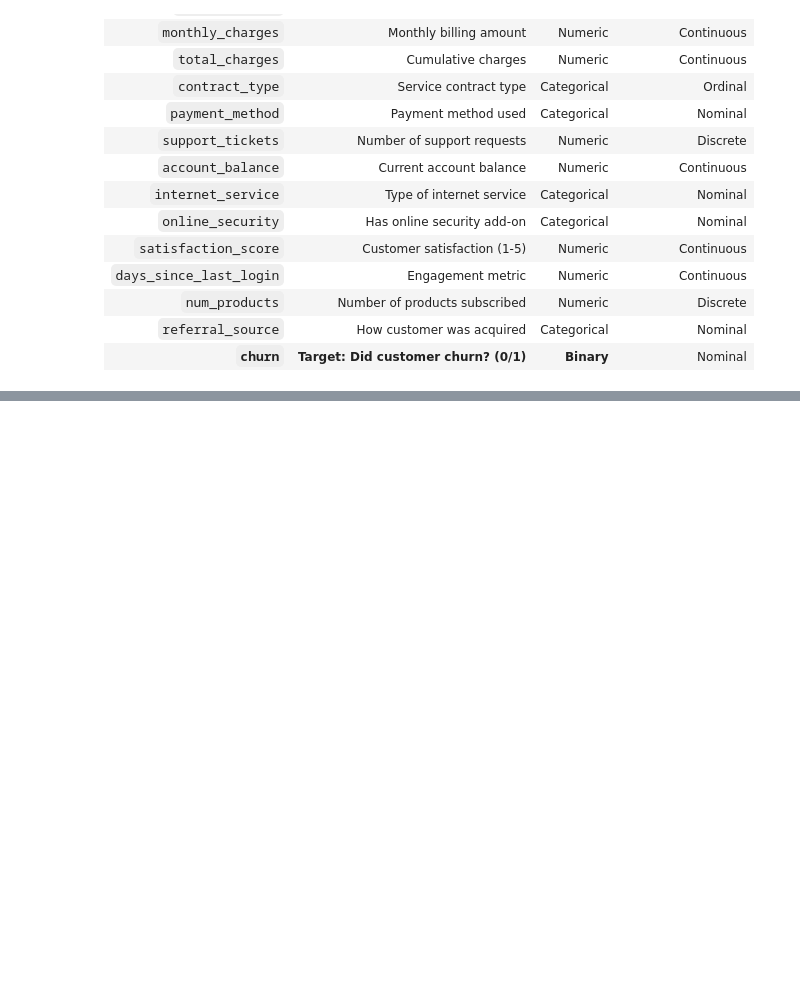
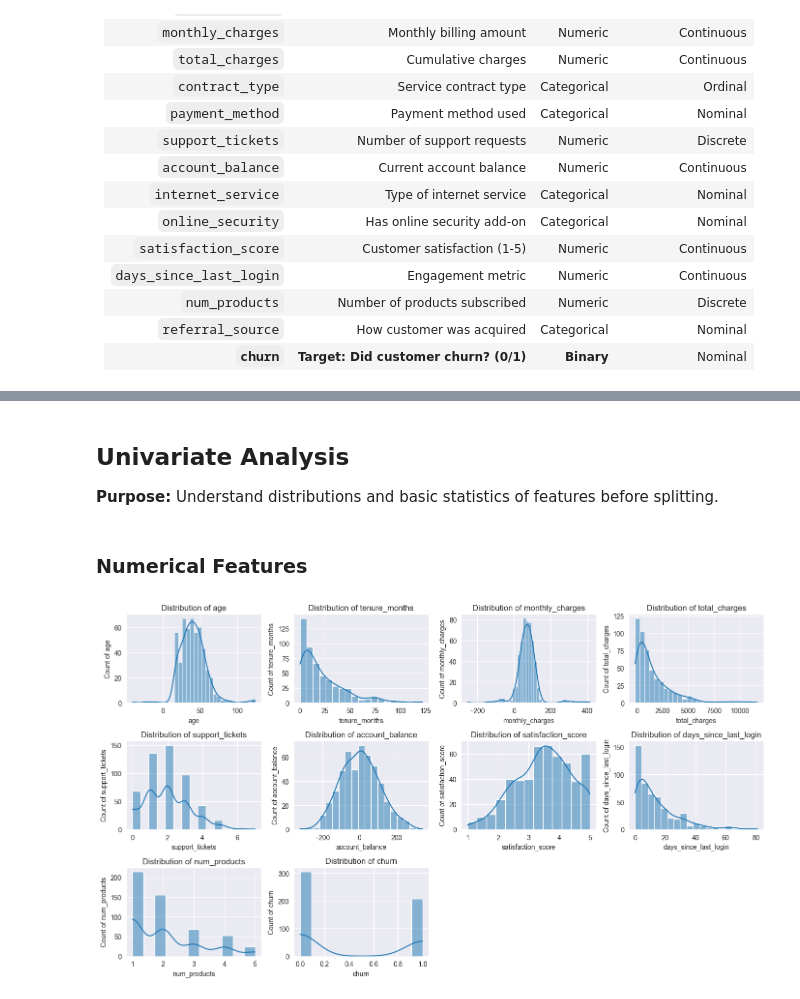
Before and after one commit to mcikalmerdeka/ds-dataprep-utils, a Jupyter notebook: notebooks/classification.ipynb, the cells around one changed output, grey strips where cells are left out. Cells and saved outputs as stored; diff of their text form; code cells hidden in the pictures; blank space fills up the shorter version.

```diff
--- a/notebooks/classification.ipynb
+++ b/notebooks/classification.ipynb
@@ -224,0 +223,35 @@ plot_dynamic_countplot(df, columns_to_check, ncols=2, figsize=(12, 8))
+# %%
+# Initial data preprocessing of string values in an numerical column
+
+## First, let's identify the types of values in total_charges
+print("Unique value types in total_charges:")
+print(df["total_charges"].value_counts())
+print(f"\nData type: {df['total_charges'].dtype}")
+
+## Check for non-numeric values
+def is_numeric(val):
+    try:
+        float(val)
+        return True
+    except (ValueError, TypeError):
+        return False
+
+non_numeric_mask = ~df["total_charges"].apply(is_numeric)
+print(f"\nNumber of non-numeric values: {non_numeric_mask.sum()}")
+print("\nNon-numeric values found:")
+print(df.loc[non_numeric_mask, "total_charges"].value_counts())
+
+## Handle the non-numeric values
+# Replace empty strings and whitespace with NaN
+df["total_charges"] = df["total_charges"].replace(r'^\s*$', np.nan, regex=True)
+
+# Replace 'Pending' or similar text values with NaN
+df["total_charges"] = df["total_charges"].replace(['Pending', 'pending', 'PENDING'], np.nan)
+
+# Convert to numeric, coercing errors to NaN
+df["total_charges"] = pd.to_numeric(df["total_charges"], errors='coerce')
+
+print(f"\nAfter conversion:")
+print(f"Data type: {df['total_charges'].dtype}")
+print(f"Null values: {df['total_charges'].isnull().sum()}")
+print(f"Valid numeric values: {df['total_charges'].notna().sum()}")
@@ -243,0 +344,16 @@ df, _ = handle_missing_values(
+# %% [markdown]
+## Univariate Analysis
+
+**Purpose:** Understand distributions and basic statistics of features before splitting.
+# %% [markdown]
+### Numerical Features
+# %%
+# Checking the distribution and statistical summary of the numerical values
+from utils import plot_dynamic_hisplots_kdeplots, describe_numerical_combined
+plot_dynamic_hisplots_kdeplots(df=df, col_series=nums_cols, ncols=4, figsize=(14, 8))
+
+# Display the overall statistics for numerical columns
+numerical_summary = describe_numerical_combined(df, nums_cols)
+display(numerical_summary)
+# %% [output]
+[figure, added]
```
Also changed, not shown: parts of 43 cells of this notebook.
